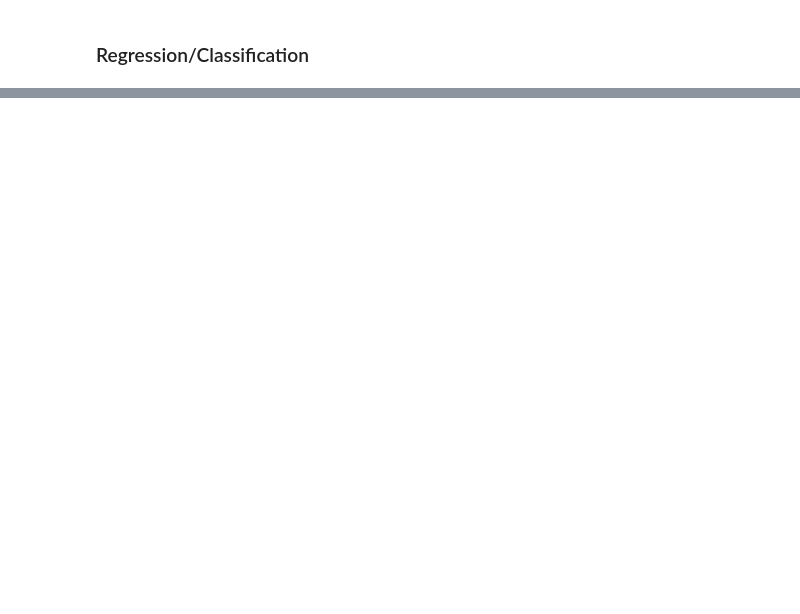
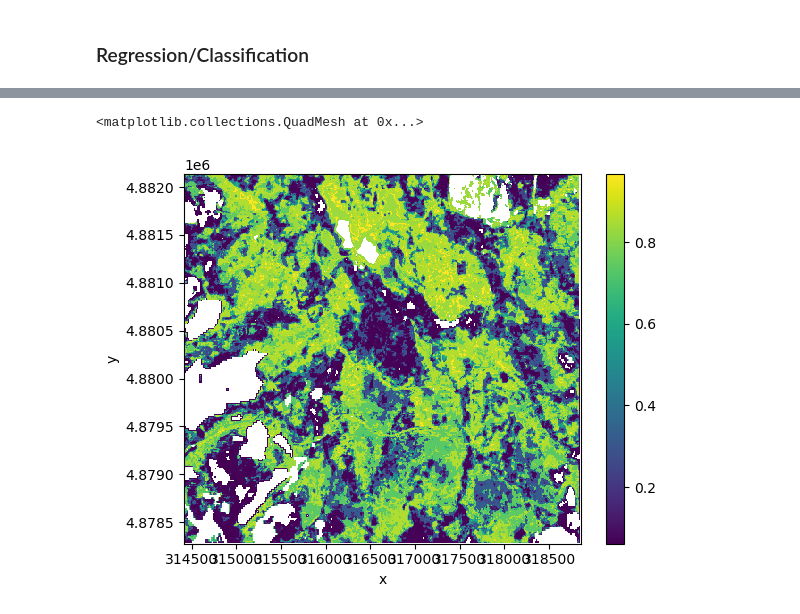
Before and after one commit to rosehanuy/beech-catskills, a Jupyter notebook: data_stack.ipynb, the cells around one changed output, grey strips where cells are left out. Drawn from its saved outputs; the diff is of its cells as text; code cells hidden in the pictures; blank space fills up the shorter version.

```diff
--- a/data_stack.ipynb
+++ b/data_stack.ipynb
@@ -1261,0 +1618,37 @@ rf_cal.score(X_test,y_test)
+# %%
+ind_vars = [x for x in df.columns if any(y in x for y in ['mf_score','infeas_score'])]
+X = beech_df.loc[:,ind_vars].values
+y = beech_df.loc[:,'binary'].values
+
+
+mtmf_df = pd.DataFrame(rearrange(bart_mtmf.result_array.values,'b h w -> (h w) b'),columns=bart_mtmf.result_array.band.values)
+mtmf_df = mtmf_df.loc[:,ind_vars]
+
+na_indices = np.where(np.isnan(mtmf_df))
+row_indices = np.unique(na_indices[0])
+
+mtmf_df_dropna = mtmf_df[~np.isnan(mtmf_df).any(axis=1)].values
+
+#mtmf_df_dropna = mtmf_df_dropna.loc[:,ind_vars].values
+
+# get indices of dropped nas to replace them later
+# %%
+
+xgboost_cal.fit(X,y) # fit on all data
+predicted_probs = xgboost_cal.predict_proba(mtmf_df_dropna)[:,1]
+
+output = np.full((mtmf_df.shape[0]), np.nan)  # create array of correct shape
+
+# Fill in the rows that were not NaN
+non_nan_indices = np.setdiff1d(np.arange(mtmf_df.shape[0]), row_indices)  # get indices that don't have na values
+output[non_nan_indices] = predicted_probs
+
+shape = bart_mtmf.result_array.shape
+output = output.reshape((shape[1],shape[2]) + (-1,)).squeeze()
+# %%
+out_array = xr.DataArray(output, coords={'y': bart_mtmf.result_array.y.values, 'x': bart_mtmf.result_array.x.values},dims=['y','x'])
+
+out_array.plot()  # color ramp = probability that pixel contains beech
+# %% [output]
+<matplotlib.collections.QuadMesh at 0x...>
+[figure, added]
```
Also changed, not shown: parts of 20 cells of this notebook, 4 other files.
